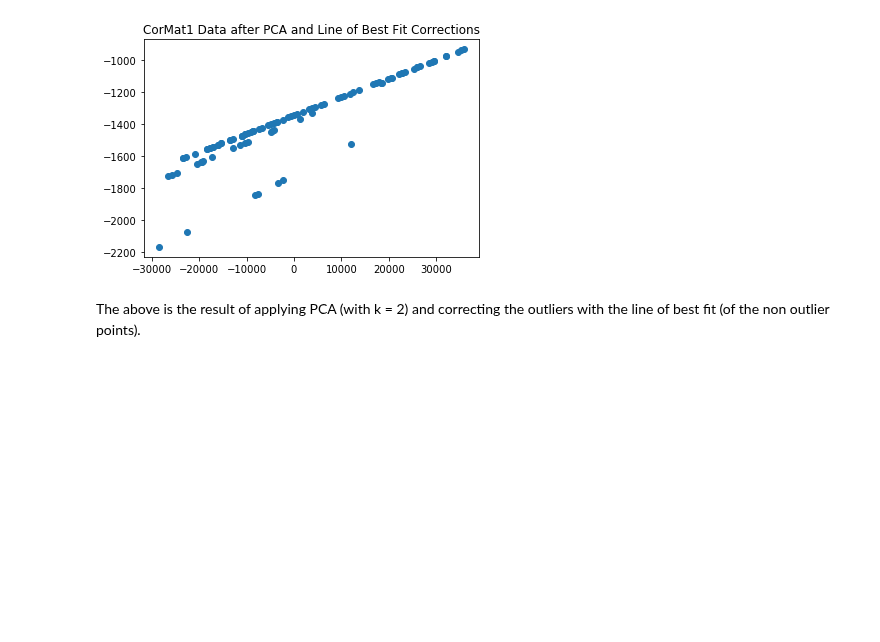
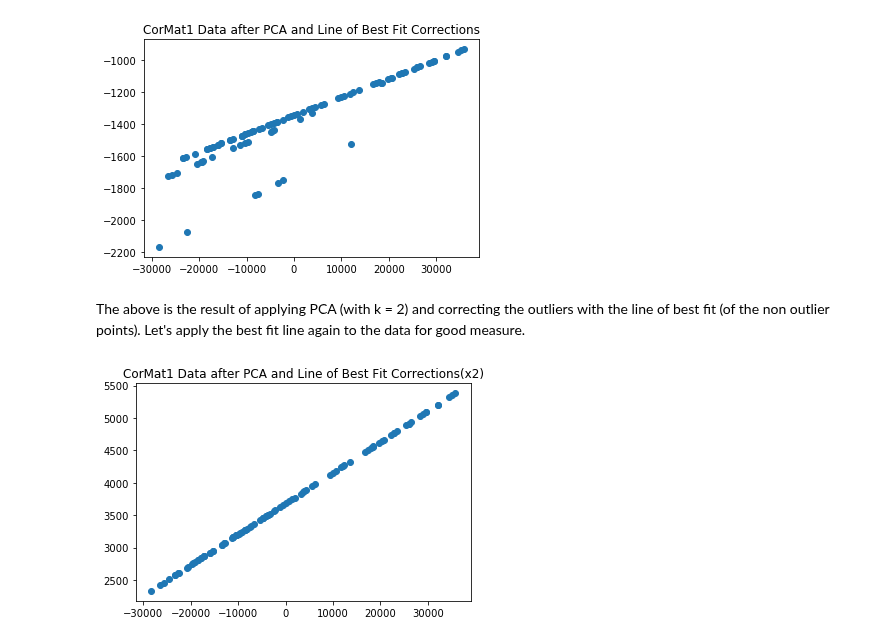
Before and after one commit to Ada520/DSLab, a Jupyter notebook: Lab4/rachelLab4.ipynb, the cells around one changed output. Drawn from its saved outputs; the diff is of its cells as text; code cells hidden in the pictures; blank space fills up the shorter version.

```diff
--- a/Lab4/rachelLab4.ipynb
+++ b/Lab4/rachelLab4.ipynb
@@ -235,4 +235,21 @@ plt.show()
 # %% [output]
 [figure]
 # %% [markdown]
-The above is the result of applying PCA (with  k = 2) and correcting the outliers with the line of best fit (of the non outlier points).
+The above is the result of applying PCA (with  k = 2) and correcting the outliers with the line of best fit (of the non outlier points). Let's apply the best fit line again to the data for good measure.
+# %%
+x = reduced_cd1[:,0]
+y = newY
+
+fit = np.polyfit(x, newY, 1)
+
+#correct the data with the line of best fit equation
+newY = []
+for i in range(len(y)):
+    newY.append(x[i]*fit[0] + fit[1])
+
+
+plt.scatter(reduced_cd1[:,0], newY)
+plt.title("CorMat1 Data after PCA and Line of Best Fit Corrections(x2)")
+plt.show()
+# %% [output]
+[figure, added]
```
Also changed, not shown: parts of 15 cells of this notebook.
